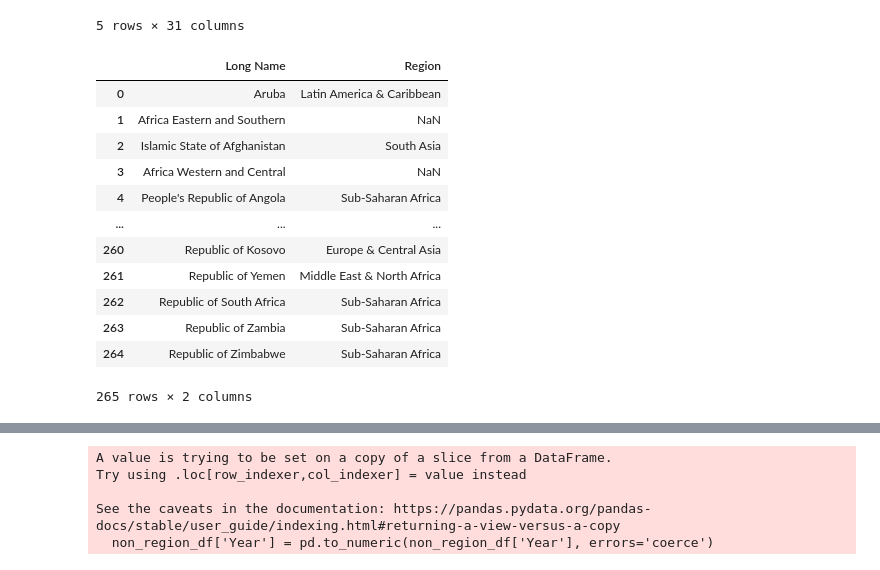
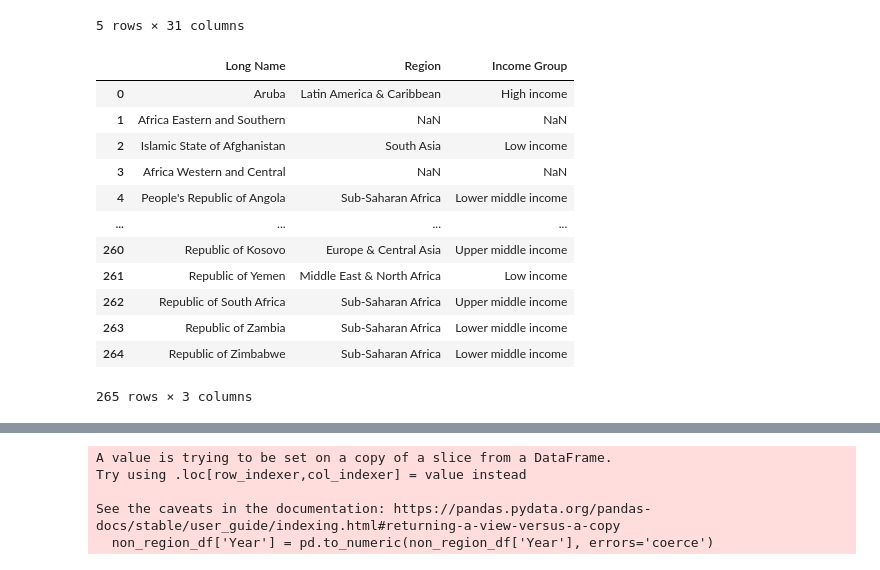
Before and after one commit to ClaytonB-3/arms-trade-proj, a Jupyter notebook: data_cleaning.ipynb, the cells around one changed output, grey strips where cells are left out. Drawn from its saved outputs; the diff is of its cells as text; code cells hidden in the pictures.

```diff
--- a/data_cleaning.ipynb
+++ b/data_cleaning.ipynb
@@ -503,22 +503,22 @@ country_df.head()
 | 4 | AGO | Angola | Angola | People's Republic of Angola | AO | Angolan kwanza | The World Bank systematically ass... | Sub-Saharan Africa | ... |
 5 rows × 31 columns
 # %%
-country_region_mapping = country_df[['Long Name', 'Region']]
+country_region_mapping = country_df[['Long Name', 'Region', 'Income Group']]
 country_region_mapping
 # %% [output]
-|  | Long Name | Region |
-| 0 | Aruba | Latin America & Caribbean |
-| 1 | Africa Eastern and Southern | NaN |
-| 2 | Islamic State of Afghanistan | South Asia |
-| 3 | Africa Western and Central | NaN |
-| 4 | People's Republic of Angola | Sub-Saharan Africa |
-| ... | ... | ... |
-| 260 | Republic of Kosovo | Europe & Central Asia |
-| 261 | Republic of Yemen | Middle East & North Africa |
-| 262 | Republic of South Africa | Sub-Saharan Africa |
-| 263 | Republic of Zambia | Sub-Saharan Africa |
-| 264 | Republic of Zimbabwe | Sub-Saharan Africa |
+|  | Long Name | Region | Income Group |
+| 0 | Aruba | Latin America & Caribbean | High income |
+| 1 | Africa Eastern and Southern | NaN | NaN |
+| 2 | Islamic State of Afghanistan | South Asia | Low income |
+| 3 | Africa Western and Central | NaN | NaN |
+| 4 | People's Republic of Angola | Sub-Saharan Africa | Lower middle income |
+| ... | ... | ... | ... |
+| 260 | Republic of Kosovo | Europe & Central Asia | Upper middle income |
+| 261 | Republic of Yemen | Middle East & North Africa | Low income |
+| 262 | Republic of South Africa | Sub-Saharan Africa | Upper middle income |
+| 263 | Republic of Zambia | Sub-Saharan Africa | Lower middle income |
+| 264 | Republic of Zimbabwe | Sub-Saharan Africa | Lower middle income |
-265 rows × 2 columns
+265 rows × 3 columns
 # %%
 wdi_df = wdi_df.merge(country_df[['Table Name','Region','Income Group', 'Long Name']], how='left', left_on='Country Name', right_on = 'Table Name')
 wdi_df = wdi_df.drop('Table Name', axis=1)
```
Also changed, not shown: parts of 20 cells of this notebook, 8 other files.
